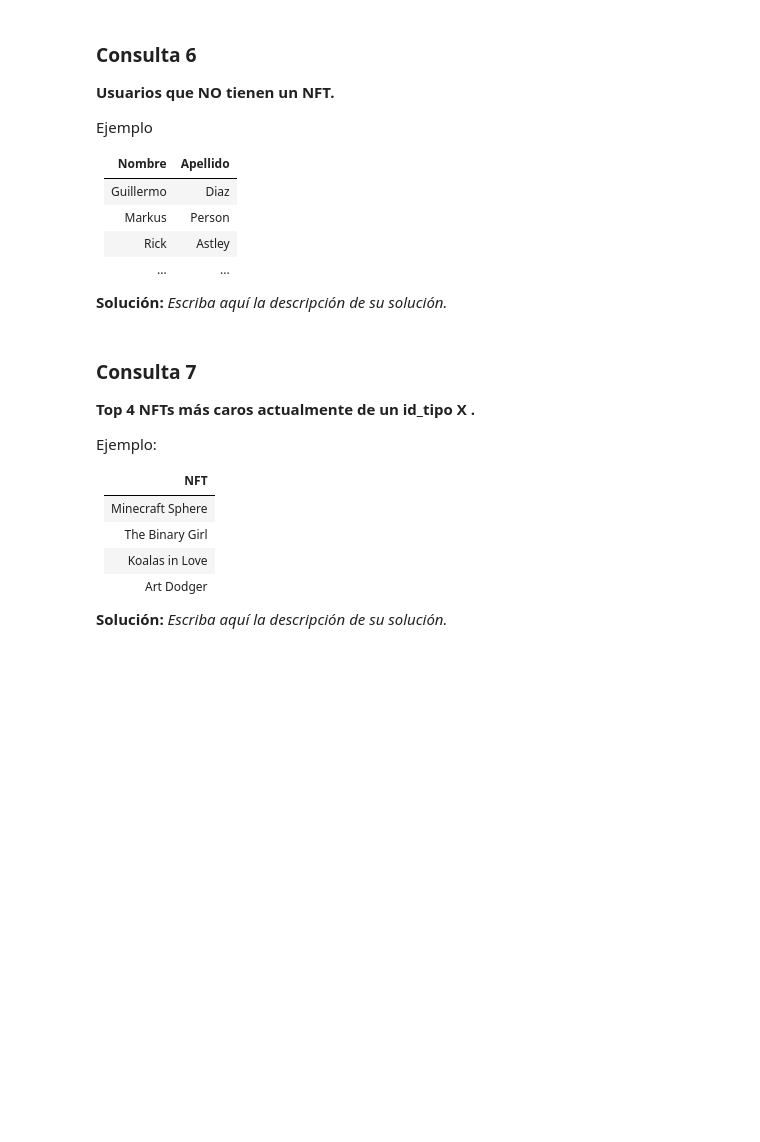
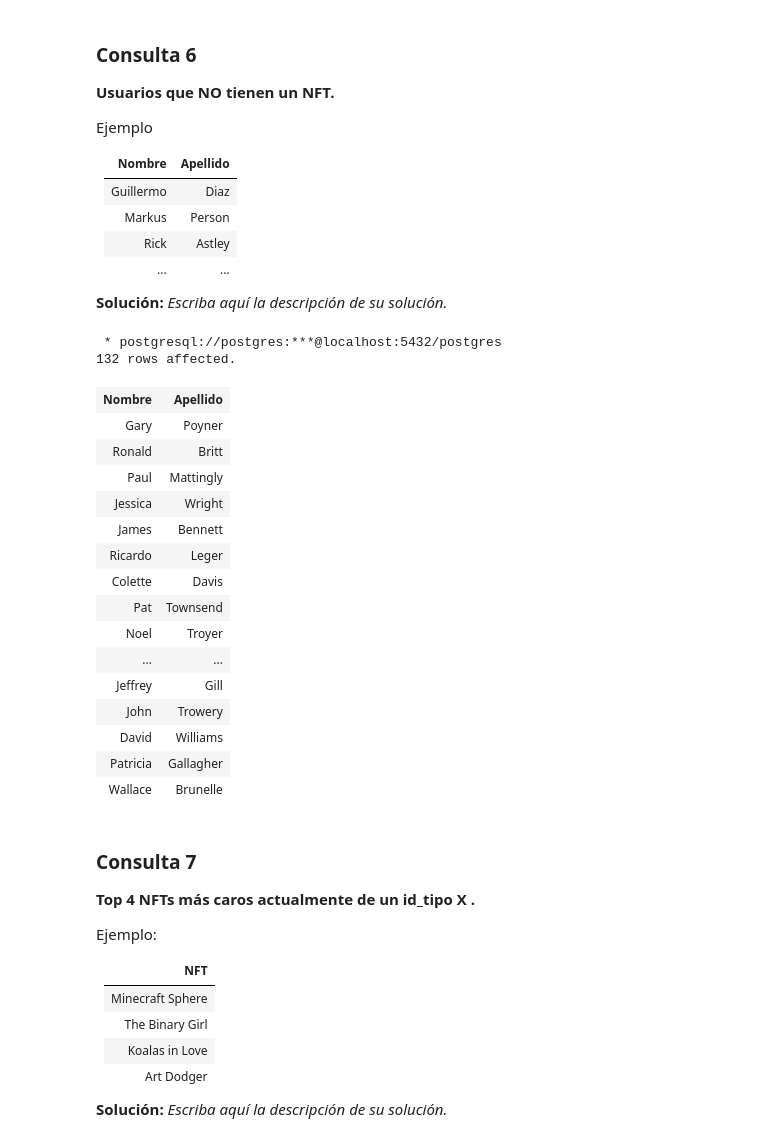
Before and after one commit to SupremacyDuck/Tarea-1-Grupo19, a Jupyter notebook: Tarea1 Grupo19.ipynb, the cells around one changed output. Cells and saved outputs as stored; diff of their text form; code cells hidden in the pictures; blank space fills up the shorter version.

```diff
--- a/Tarea1 Grupo19.ipynb
+++ b/Tarea1 Grupo19.ipynb
@@ -405,3 +443,28 @@ WHERE
+# %%
+%%sql
+SELECT nombre AS "Nombre", apellido AS "Apellido"
+  FROM usuarios
+ WHERE id_usuario NOT IN (SELECT id_usuario
+                       FROM usuario_tiene_nft)
+# %% [output]
+ * postgresql://postgres:***@localhost:5432/postgres
+132 rows affected.
+| Nombre | Apellido |
+| Gary | Poyner |
+| Ronald | Britt |
+| Paul | Mattingly |
+| Jessica | Wright |
+| James | Bennett |
+| Ricardo | Leger |
+| Colette | Davis |
+| Pat | Townsend |
+| Noel | Troyer |
+| ... | ... |
+| Jeffrey | Gill |
+| John | Trowery |
+| David | Williams |
+| Patricia | Gallagher |
+| Wallace | Brunelle |
 # %% [markdown]
 ### Consulta 7
 **Top 4 NFTs más caros actualmente de un id_tipo X .**
```
Also changed, not shown: parts of 9 cells of this notebook.
